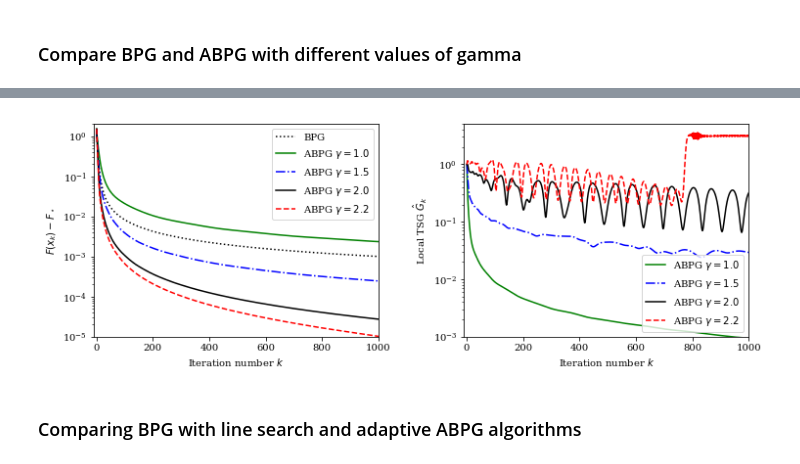
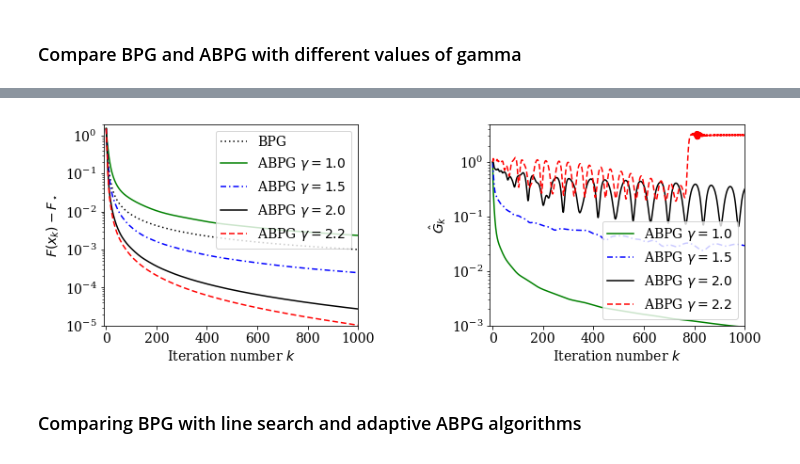
Before and after one commit to microsoft/accbpg, a Jupyter notebook: ipynb/ex_Dopt_random.ipynb, the cells around one changed output, grey strips where cells are left out. Cells and saved outputs as stored; diff of their text form; code cells hidden in the pictures.

```diff
--- a/ipynb/ex_Dopt_random.ipynb
+++ b/ipynb/ex_Dopt_random.ipynb
@@ -55,24 +56,28 @@ BPG_LS method for min_{x in C} F(x) = f(x) + Psi(x)
   1900   1.758e+01   1.873e-03   3.059e+00   3.477e-06   1.138e+00     2.3
 # %%
 # Plot the objective gap and estimated gains for triangle scaling
-plt.subplots(1, 2, figsize=(12, 4))
-plt.subplots_adjust(wspace=0.3)
+plt.subplots(1, 2, figsize=(11, 4))
 
 labels = [r"BPG", r"ABPG $\gamma=1.0$", r"ABPG $\gamma=1.5$", r"ABPG $\gamma=2.0$", r"ABPG $\gamma=2.2$"]
+styles = ['k:', 'g-', 'b-.', 'k-', 'r--']
+dashes = [[1,2], [], [4,2,1,2], [], [4,2]]
 
 ax1 = plt.subplot(1, 2, 1)
 y_vals = [F00, F10, F15, F20, F22]
-accbpg.plot_comparisons(ax1, y_vals, labels, x_vals=[], plotdiff=True, axlog="y", xlim=[-10, 1000], ylim=[1e-5, 2],
+accbpg.plot_comparisons(ax1, y_vals, labels, x_vals=[], plotdiff=True, yscale="log", xlim=[-10, 1000], ylim=[1e-5, 2],
                         xlabel=r"Iteration number $k$", ylabel=r"$F(x_k)-F_\star$", legendloc="upper right",
-                        linestyles=['k:', 'g-', 'b-.', 'k-', 'r--'])
+                        linestyles=styles, linedash=dashes)
 
 ax2 = plt.subplot(1, 2, 2)
 y_vals = [G10, G15, G20, G22]
-accbpg.plot_comparisons(ax2, y_vals, labels[1:], x_vals=[], plotdiff=False, axlog="y", xlim=[-10, 1000], ylim=[1e-3, 5],
-                        xlabel=r"Iteration number $k$", ylabel=r'Local TSG $\hat{G}_k$', legendloc="lower right",
-                        linestyles=['g-', 'b-.', 'k-', 'r--'])
+accbpg.plot_comparisons(ax2, y_vals, labels[1:], x_vals=[], plotdiff=False, yscale="log", xlim=[-10, 1000], ylim=[1e-3, 5],
+                        xlabel=r"Iteration number $k$", ylabel=r'$\hat{G}_k$', legendloc="lower right",
+                        linestyles=styles[1:], linedash=dashes[1:])
+
+plt.tight_layout(w_pad=4)
+plt.show()
 # %% [output]
-[figure, old version]
+[figure, new version]
 # %% [markdown]
 ### Comparing BPG with line search and adaptive ABPG algorithms
 # %%
```
Also changed, not shown: parts of 6 cells of this notebook, 42 other files.
